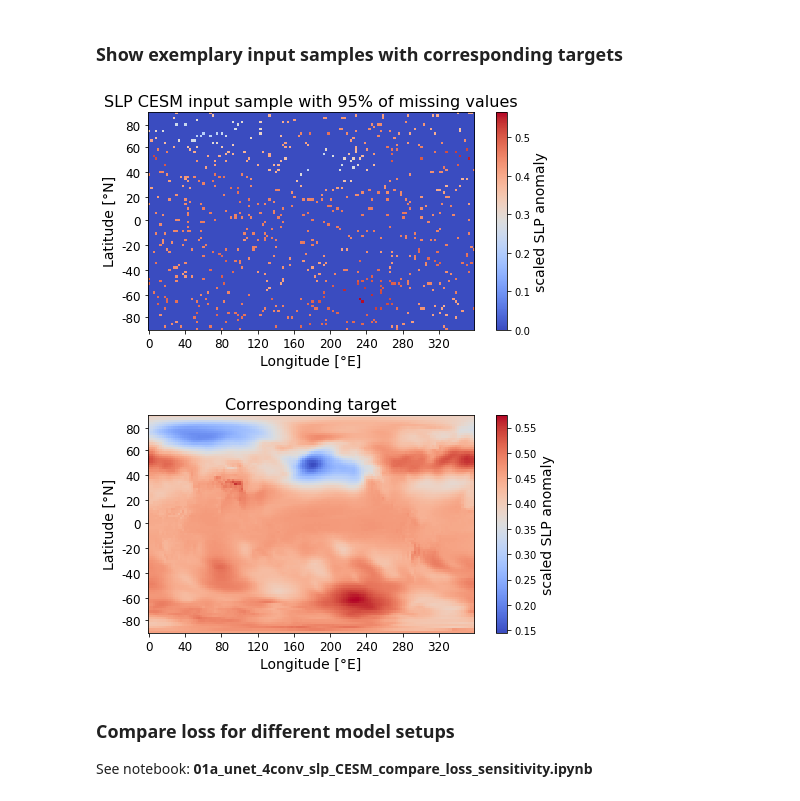
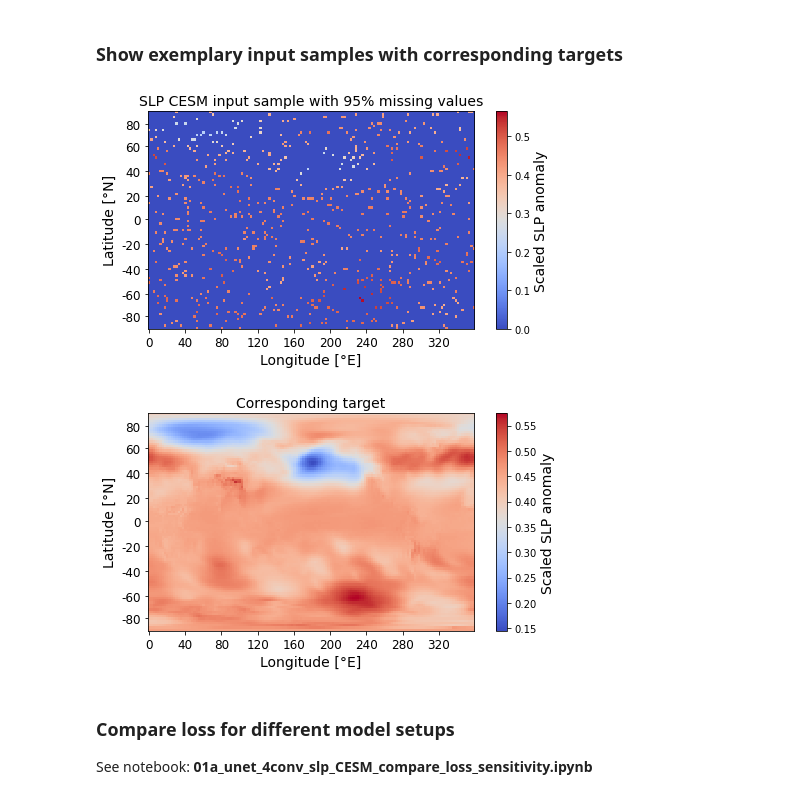
Before and after one commit to MarcoLandtHayen/reconstruct_missing_data, a Jupyter notebook: notebooks/00a_unet_4conv_slp_CESM_figures.ipynb, the cells around one changed output. Saved outputs shown, nothing was run; the diff lists cells and outputs as text; code cells hidden in the pictures.

```diff
--- a/notebooks/00a_unet_4conv_slp_CESM_figures.ipynb
+++ b/notebooks/00a_unet_4conv_slp_CESM_figures.ipynb
@@ -85,30 +85,30 @@ _, val_input, _, val_target, train_min, train_max, _, _ = split_and_scale_data(
 # %%
 # Plot first validation input:
 fig, ax = plt.subplots(figsize=(8, 4))
 im = plt.imshow(np.flip(val_input[0],axis=0), cmap="coolwarm", interpolation='nearest')#, vmax=0.00022)
 cbar = plt.colorbar(im)
-cbar.set_label('scaled SLP anomaly', fontsize=14)
-plt.title('SLP CESM input sample with 95% of missing values', fontsize=16)
+cbar.set_label('Scaled SLP anomaly', fontsize=14)
+plt.title('SLP CESM input sample with 95% missing values', fontsize=14)
 plt.xlabel('Longitude [°E]', fontsize=14)
 plt.ylabel('Latitude [°N]', fontsize=14)
 plt.xticks(np.arange(0, 144, step=16), [0, 40, 80, 120, 160, 200, 240, 280, 320], fontsize=12)
 plt.yticks([5, 15, 26, 37, 47, 58, 69, 80, 90], [80, 60, 40, 20, 0, -20, -40, -60, -80], fontsize=12)
 plt.show()
 
 # Plot corresponding target:
 fig, ax = plt.subplots(figsize=(8, 4))
 im = plt.imshow(np.flip(val_target[0],axis=0), cmap="coolwarm", interpolation='nearest')#, vmin=0.0)
 cbar = plt.colorbar(im)
-cbar.set_label('scaled SLP anomaly', fontsize=14)
-plt.title('Corresponding target', fontsize=16)
+cbar.set_label('Scaled SLP anomaly', fontsize=14)
+plt.title('Corresponding target', fontsize=14)
 plt.xlabel('Longitude [°E]', fontsize=14)
 plt.ylabel('Latitude [°N]', fontsize=14)
 plt.xticks(np.arange(0, 144, step=16), [0, 40, 80, 120, 160, 200, 240, 280, 320], fontsize=12)
 plt.yticks([5, 15, 26, 37, 47, 58, 69, 80, 90], [80, 60, 40, 20, 0, -20, -40, -60, -80], fontsize=12)
 plt.show()
 # %% [output]
-[figure, old version]
+[figure, new version]
-[figure, old version]
+[figure, new version]
 # %% [markdown]
 ### Compare loss for different model setups
 
```
Also changed, not shown: 2 other files.
